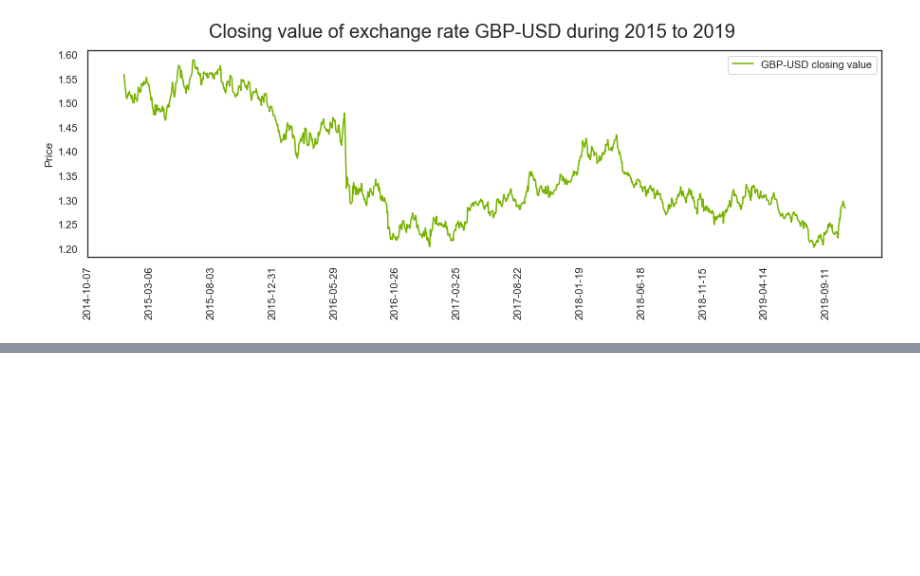
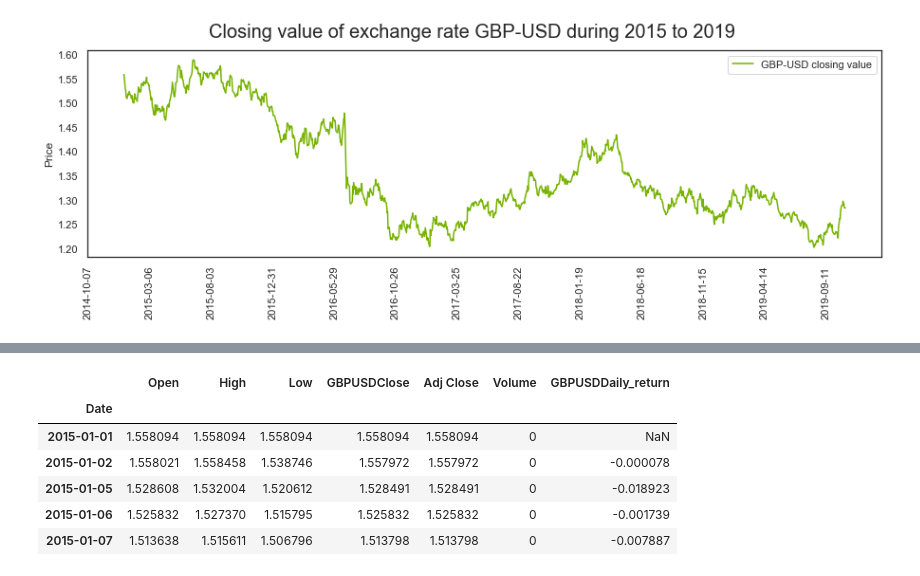
Before and after one commit to dominikapetru/femhack, a Jupyter notebook: fem_hack.ipynb, the cells around one changed output, grey strips where cells are left out. Cells and saved outputs as stored; diff of their text form; code cells hidden in the pictures; blank space fills up the shorter version.

```diff
--- a/fem_hack.ipynb
+++ b/fem_hack.ipynb
@@ -280,3 +258,3 @@ df_eur_usd.head(3)
 # %%
 df_eur_usd['Daily_return'] = df_eur_usd['Close'].pct_change()
-df_eur_usd.head(3)
+df_gbp_usd['Daily_return'] = df_gbp_usd['Close'].pct_change()
@@ -314,0 +306,11 @@ plt.show()
+# %%
+df_gbp_usd.rename(columns={"Close": "GBPUSDClose", "Daily_return": "GBPUSDDaily_return"}, inplace=True)
+df_gbp_usd.head()
+# %% [output]
+|  | Open | High | Low | GBPUSDClose | Adj Close | Volume | GBPUSDDaily_return |
+| Date |  |  |  |  |  |  |  |
+| 2015-01-01 | 1.558094 | 1.558094 | 1.558094 | 1.558094 | 1.558094 | 0 | NaN |
+| 2015-01-02 | 1.558021 | 1.558458 | 1.538746 | 1.557972 | 1.557972 | 0 | -0.000078 |
+| 2015-01-05 | 1.528608 | 1.532004 | 1.520612 | 1.528491 | 1.528491 | 0 | -0.018923 |
+| 2015-01-06 | 1.525832 | 1.527370 | 1.515795 | 1.525832 | 1.525832 | 0 | -0.001739 |
+| 2015-01-07 | 1.513638 | 1.515611 | 1.506796 | 1.513798 | 1.513798 | 0 | -0.007887 |
```
Also changed, not shown: parts of 11 cells of this notebook.
